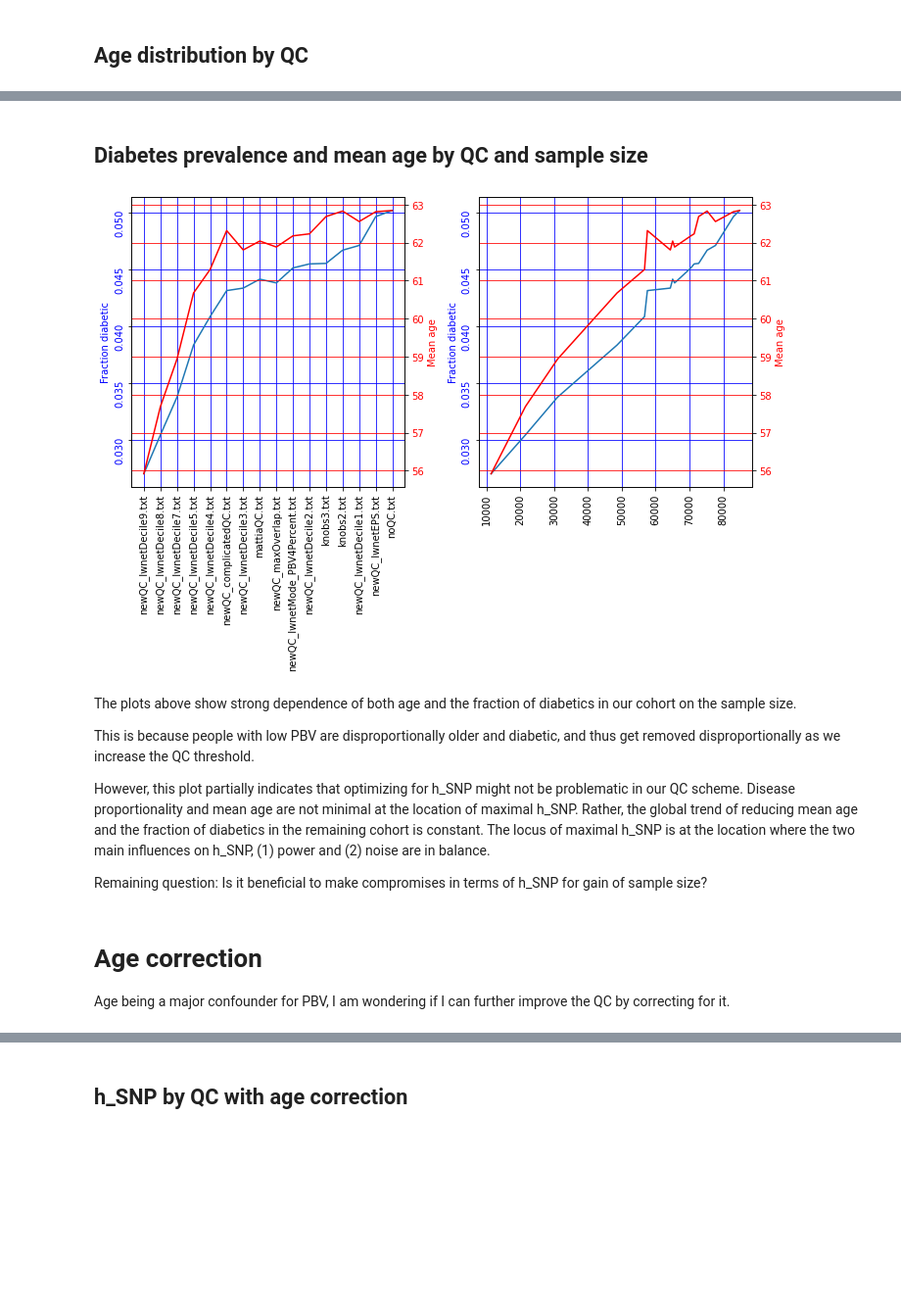
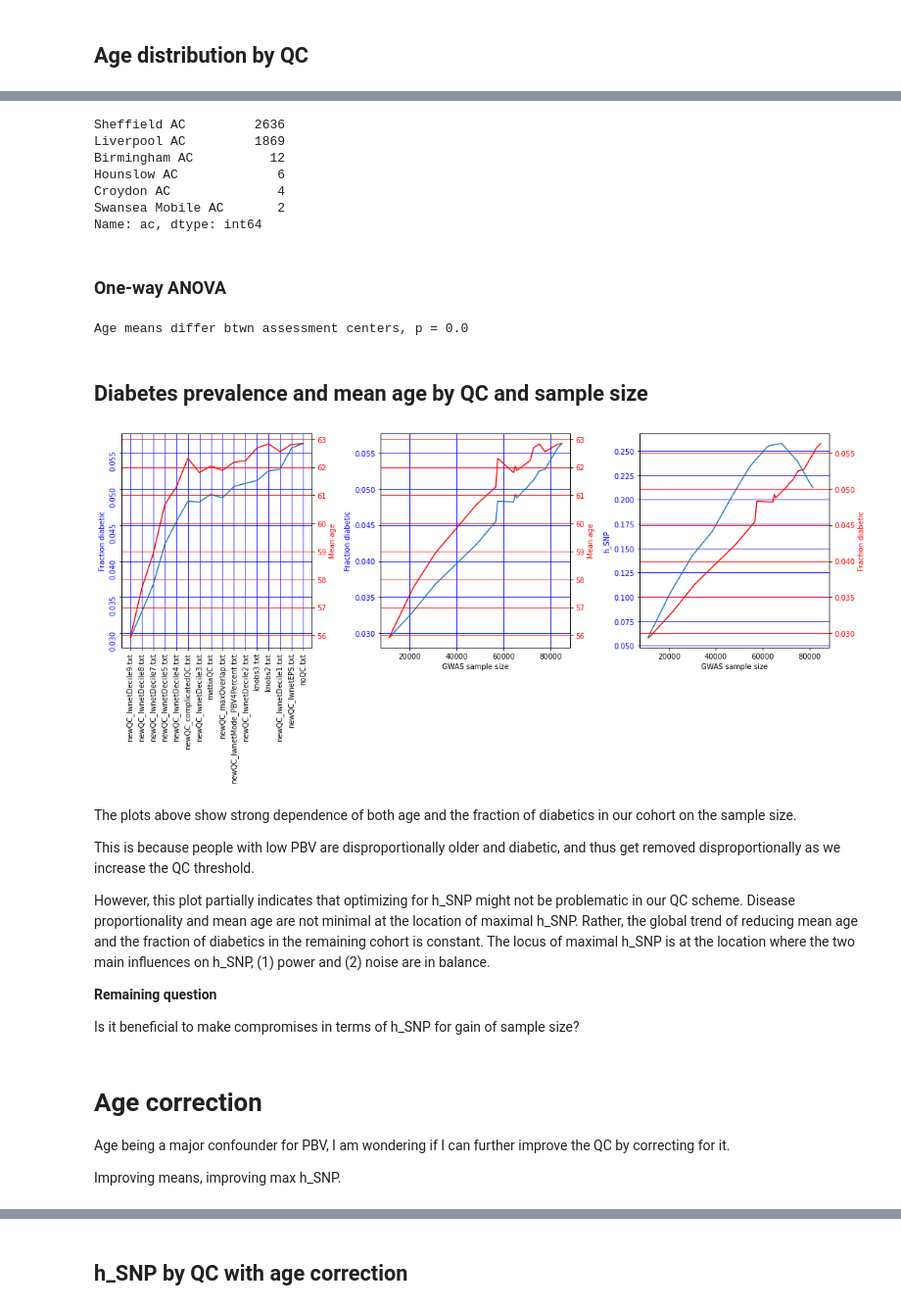
Before and after one commit to BergmannLab/Retina-tortuosity, a Jupyter notebook: preprocessing/newQC.ipynb, the cells around one changed output, grey strips where cells are left out. Shown at 98% size. Drawn from its saved outputs; the diff is of its cells as text; code cells hidden in the pictures; blank space fills up the shorter version.

```diff
--- a/preprocessing/newQC.ipynb
+++ b/preprocessing/newQC.ipynb
@@ -0,0 +46,3 @@
+# %%
+i=i+15
+fileinfo(explore_df.index[i])
@@ -0,0 +193,19 @@
+# %%
+# Image-based QC sats
+
+stats = pd.read_csv("/HDD/data/UKBB/fundus/qcStats/newQC_rawStats.csv", index_col=0)
+stats.set_index("file", inplace=True)
+stats.index.rename('image', inplace=True)
+stats.sort_index(inplace=True)
+
+# adding PBV stat
+lwnetMean = pd.read_csv("/HDD/data/UKBB/fundus/qcStats/lwnetmean.csv", header=None)
+lwnetMean.columns = ['image', 'mean']
+lwnetMean = lwnetMean.set_index('image')
+stats['PBV'] = lwnetMean['mean'].loc[stats.index] * correction_factor
+
+# corresponding image info
+imgs = pd.DataFrame({'image':stats.index,\
+                     'instance':[i.split("_")[2] for i in stats.index],\
+                     'eid':[i.split("_")[0] for i in stats.index]})
+imgs.set_index('image', inplace=True)
@@ -518,0 +777,12 @@ plt.xticks(rotation=90);
+# %%
+(tmp['ac'].value_counts())
+# %% [output]
+Sheffield AC         2636
+Liverpool AC         1869
+Birmingham AC          12
+Hounslow AC             6
+Croydon AC              4
+Swansea Mobile AC       2
+Name: ac, dtype: int64
+# %% [markdown]
+### One-way ANOVA
@@ -519,43 +797,60 @@ plt.xticks(rotation=90);
+# %%
+
+print("Age means differ btwn assessment centers, p =", anova_pval)
+# %% [output]
+Age means differ btwn assessment centers, p = 0.0
 # %% [markdown]
 ## Diabetes prevalence and mean age by QC and sample size
 # %%
-fig, (ax1,ax2) = plt.subplots(1,2,figsize=(10,7))
+fig, (ax1,ax2, ax5) = plt.subplots(1,3,figsize=(15,7))
 
 
 ax1.plot(qcs, fraction_diabetic);
 ax1.tick_params(axis='y', labelcolor='blue')
 ax1.tick_params(labelrotation=90);
 ax1.set_ylabel("Fraction diabetic", color='blue')
 ax1.invert_xaxis()
 
-
 ax3 = ax1.twinx()
 ax3.plot(qcs, [2015-i for i in mean_age ], 'r')
 ax3.tick_params(axis='y', labelcolor='red')
 ax3.set_ylabel("Mean age", color='red')
-
 
 ax1.grid(color='blue')
 ax3.grid(color='red')
 
 
 ax2.plot(Ns, fraction_diabetic);
 ax2.tick_params(axis='y', labelcolor='blue')
-ax2.tick_params(labelrotation=90);
+# ax2.tick_params(labelrotation=90);
 ax2.set_ylabel("Fraction diabetic", color='blue')
+ax2.set_xlabel("GWAS sample size")
+
 
 ax4 = ax2.twinx()
 ax4.plot(Ns, [2015-i for i in mean_age ], 'r')
 ax4.tick_params(axis='y', labelcolor='red')
 ax4.set_ylabel("Mean age", color='red')
 
-
 ax2.grid(color='blue')
 ax4.grid(color='red')
 
+
+ax5.plot(qc_results['N'].iloc[idx_lwnet],qc_results['h_SNP Full'].iloc[idx_lwnet])
+ax5.set_ylabel("h_SNP", c='blue')
+ax5.tick_params(axis='y', labelcolor='blue')
+ax5.grid(axis='y',color='b')
+ax5.set_xlabel("GWAS sample size")
+
+ax6 = ax5.twinx()
+ax6.plot(Ns, fraction_diabetic, color='r');
+ax6.tick_params(axis='y', labelcolor='red')
+ax6.set_ylabel("Fraction diabetic", c='red')
+ax6.grid(axis='y',color='r')
+
 plt.tight_layout()
 # %% [output]
-[figure, old version]
+[figure, new version]
 # %% [markdown]
 The plots above show strong dependence of both age and the fraction of diabetics in our cohort on the sample size.
 
@@ -566,8 +861,11 @@ Disease proportionality and mean age are not minimal at the location of maximal
 The locus of maximal h_SNP is at the location where the two main influences on h_SNP, (1) power and (2) noise are in balance.
 
 
-Remaining question:
+**Remaining question**
+
 Is it beneficial to make compromises in terms of h_SNP for gain of sample size?
 # %% [markdown]
 # Age correction
 Age being a major confounder for PBV, I am wondering if I can further improve the QC by correcting for it.
+
+Improving means, improving max h_SNP.
```
Also changed, not shown: parts of 88 cells of this notebook.
